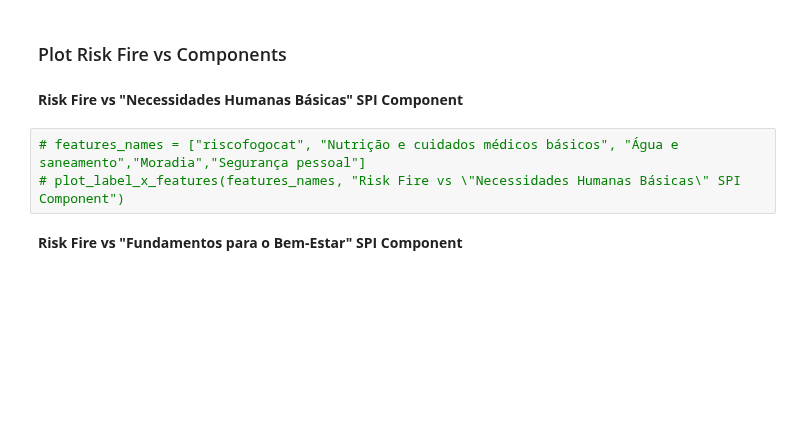
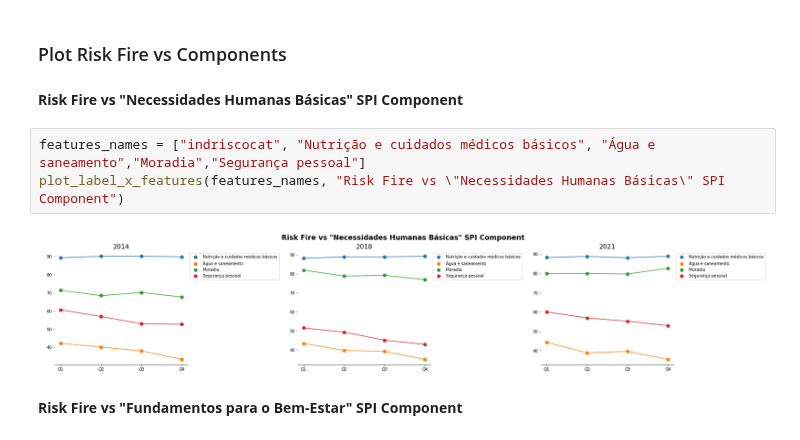
Before and after one commit to faustofcjr/amazon-social-progress, a Jupyter notebook: 03_data_exploration_indicadoriscocat.ipynb, the cells around one changed output. Drawn from its saved outputs; the diff is of its cells as text; blank space fills up the shorter version.

```diff
--- a/03_data_exploration_indicadoriscocat.ipynb
+++ b/03_data_exploration_indicadoriscocat.ipynb
@@ -117,8 +117,10 @@ plot_label_x_features(features_names, "Risk Fire vs SPI Dimensions")
 # %% [markdown]
 __Risk Fire vs "Necessidades Humanas Básicas" SPI Component__
 # %%
-# features_names = ["riscofogocat", "Nutrição e cuidados médicos básicos", "Água e saneamento","Moradia","Segurança pessoal"]
-# plot_label_x_features(features_names, "Risk Fire vs \"Necessidades Humanas Básicas\" SPI Component")
+features_names = ["indriscocat", "Nutrição e cuidados médicos básicos", "Água e saneamento","Moradia","Segurança pessoal"]
+plot_label_x_features(features_names, "Risk Fire vs \"Necessidades Humanas Básicas\" SPI Component")
+# %% [output]
+[figure, added]
 # %% [markdown]
 __Risk Fire vs "Fundamentos para o Bem-Estar" SPI Component__
 # %%
```
Also changed, not shown: parts of 3 cells of this notebook, 10 other files.
